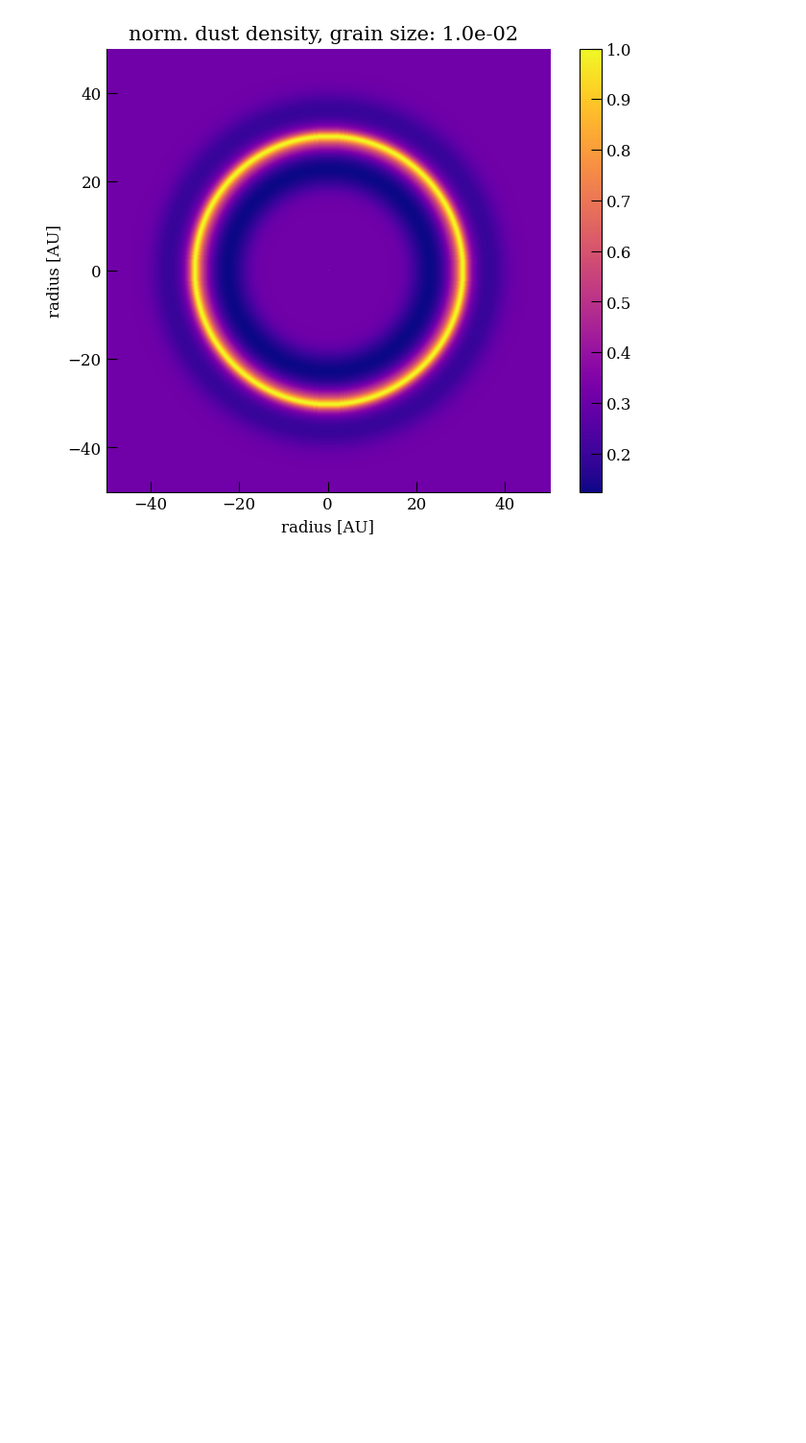
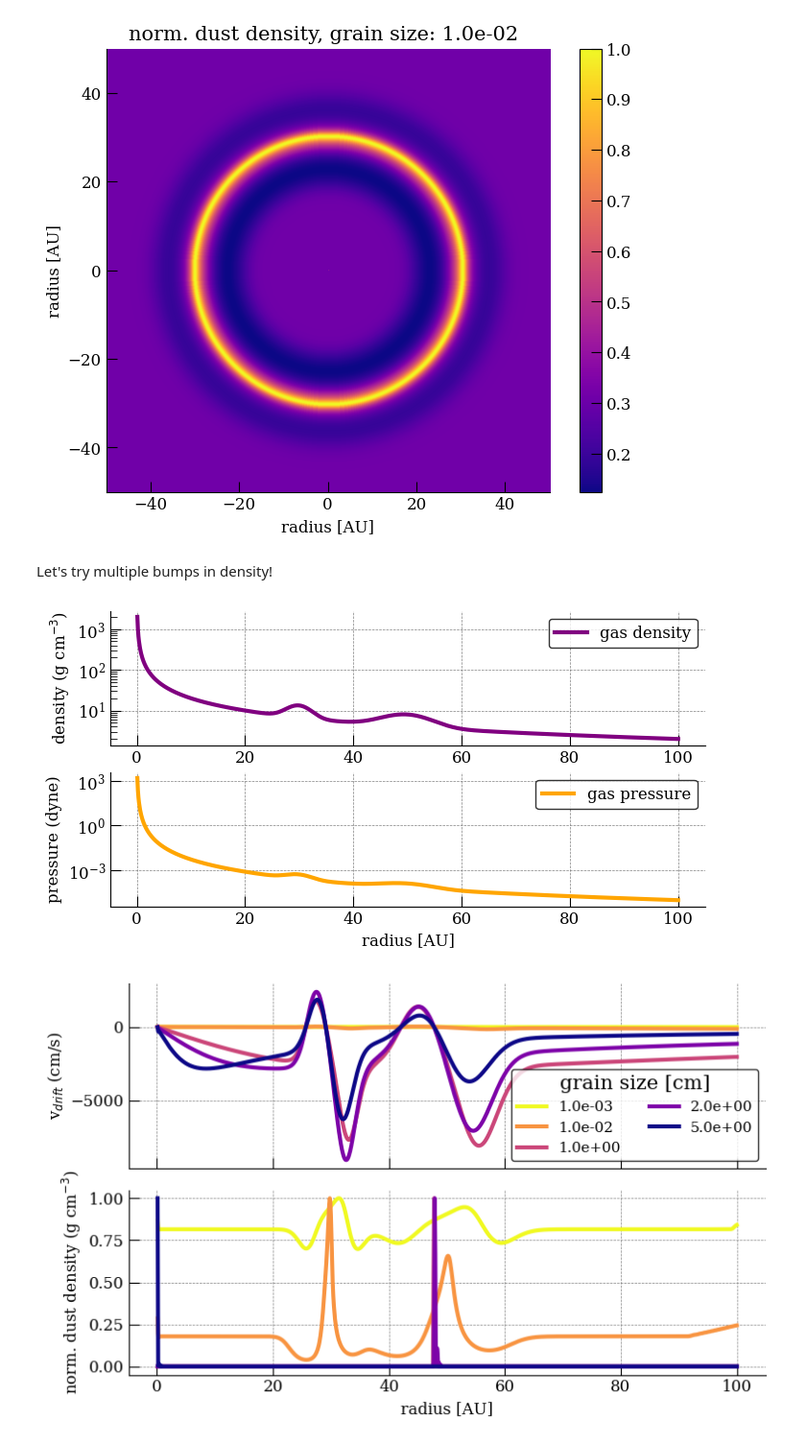
Before and after one commit to miranda-pikus/DustyDisk, a Jupyter notebook: Examples/ExampleTutorial.ipynb, the cells around one changed output. Shown at 96% size. Drawn from its saved outputs; the diff is of its cells as text; code cells hidden in the pictures; blank space fills up the shorter version.

Commit message:
added two bump input profile to notebook

````diff
--- a/Examples/ExampleTutorial.ipynb
+++ b/Examples/ExampleTutorial.ipynb
@@ -25,9 +25,13 @@ rmin = 0.1 * Constants.AU
 rmax = 100 * Constants.AU
 N = 1000 # number of points
 r = np.linspace(rmin, rmax, N)
-gas_density = (200 * (r / Constants.AU)**(-1)) * (1 + np.exp(-((r - 30*Constants.AU) / (5*Constants.AU))**2))
+rbump = 30*Constants.AU # introduces artificial bump in density
+bump_width = 5*Constants.AU
+sigma_gas_0 = 200
+# surface density
+gas_density = (sigma_gas_0 * (r / Constants.AU)**(-1.0)) * (1 + np.exp(-((r - rbump) / bump_width)**2))
 gas_temp = 280 # Kelvin
-mugas = 2.34
+mugas = 2.34  # mean molecular weight of gas
 Mstar = 1 * Constants.Msun
 # %% [markdown]
 We will call the first function in this package, ```DustyDisk.Functions.Initialize_System()```. Calling this will take the input information set in the cell above and create a ```Grid()``` class that will be used to model the dust distribution in the system.
@@ -82,3 +86,41 @@ PlotSpherical2D_DustImage(toyGrid_largegrain, cutfrac=0.5)
 # %% [output]
 [figure]
 [figure]
+# %% [markdown]
+Let's try multiple bumps in density!
+# %%
+au = Constants.AU
+r = np.linspace(0.1, 100, 1000) * au
+rbumps = np.array([30, 50]) * au
+bump_widths = np.array([3, 6]) * au
+sigma_gas_0 = 200
+
+sigma_gas = 1
+for i in range(2):
+    sigma_gas += np.exp(-((r - rbumps[i]) / bump_widths[i])**2)
+sigma_gas *= sigma_gas_0 / (r/au)
+
+Tgas = 300 # Kelvin, assume constant temperature for now
+mugas = 2.34  # mean molecular weight of gas
+Mstar = 3 * Constants.Msun
+
+twobumpGrid = Initialize_System(r, sigma_gas, Tgas, mugas, Mstar, grain_size=1e-3)
+PlotQuantity(twobumpGrid, ['Gas_Density', 'Gas_Pressure'])
+fig, ax = plt.subplots(2, 1, figsize=(8,5), sharex=True)
+grain_sizes = np.array([1e-3, 1e-2, 1, 2, 5])
+colors = plt.cm.plasma_r(np.linspace(0, 1, len(grain_sizes)))
+
+for gs_i, gs in enumerate(grain_sizes):
+    twobumpGrid = Initialize_System(r, sigma_gas, Tgas, mugas, Mstar, grain_size=gs)
+
+    PlotDriftVelocity(twobumpGrid, ax[0], color=colors[gs_i], label='%.1e'%gs)
+    PlotDustDensity(twobumpGrid, ax[1], color=colors[gs_i], label='%.1e'%gs)
+
+for axi in ax:
+    axi.grid()
+ax[0].legend(title='grain size [cm]', ncol=2, fontsize=11)
+ax[1].set_xlabel('radius [AU]')
+plt.tight_layout()
+# %% [output]
+[figure, added]
+[figure, added]
````
Also changed, not shown: parts of 2 cells of this notebook.
